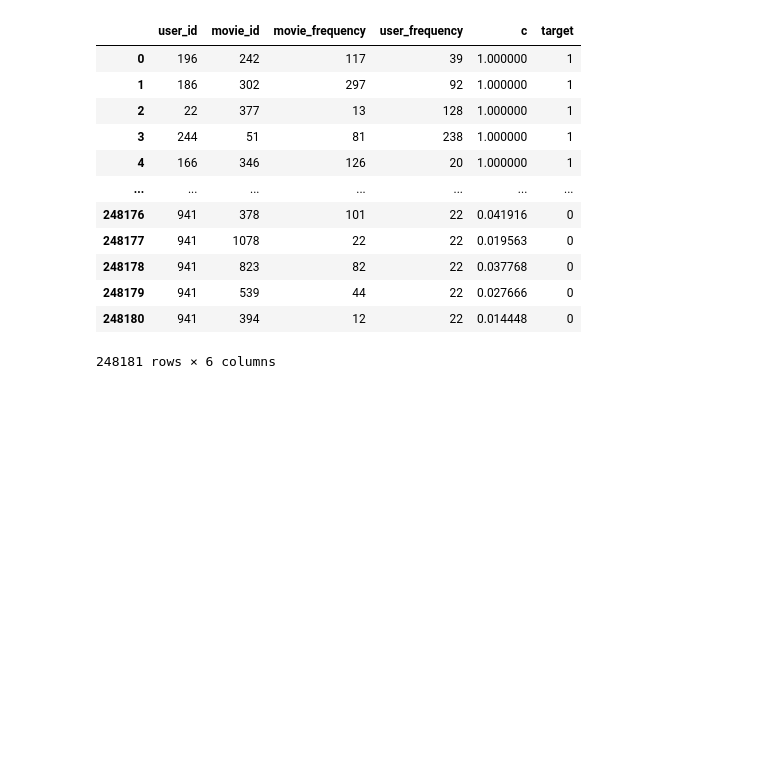
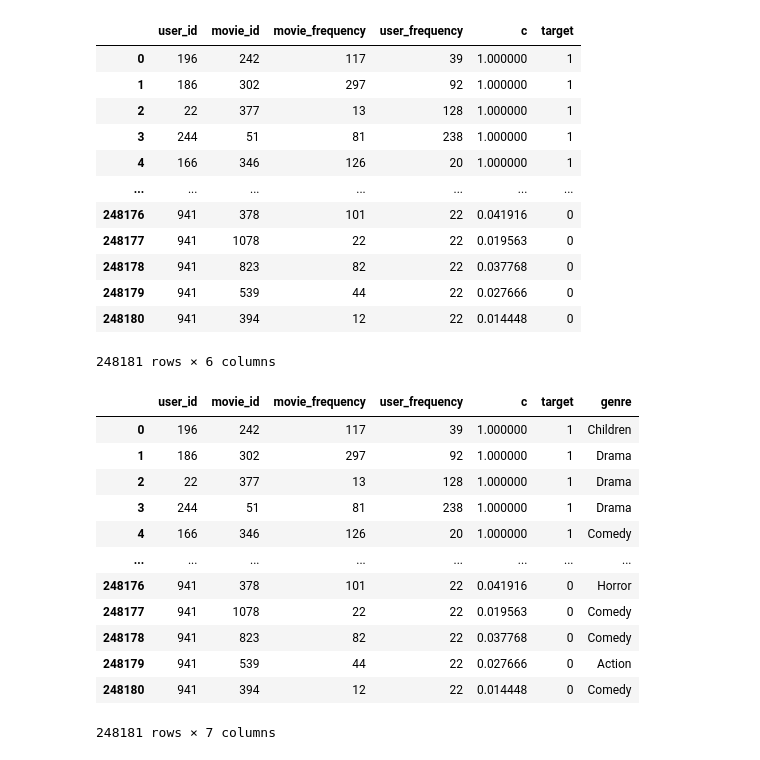
Before and after one commit to lookbackjh/NSFMR, a Jupyter notebook: datagenerator.ipynb, the cells around one changed output. Drawn from its saved outputs; the diff is of its cells as text; code cells hidden in the pictures; blank space fills up the shorter version.

```diff
--- a/datagenerator.ipynb
+++ b/datagenerator.ipynb
@@ -267,6 +267,22 @@ rating
 | 248179 | 941 | 539 | 44 | 22 | 0.027666 | 0 |
 | 248180 | 941 | 394 | 12 | 22 | 0.014448 | 0 |
 248181 rows × 6 columns
+# %%
+rating
+# %% [output]
+|  | user_id | movie_id | movie_frequency | user_frequency | c | target | genre |
+| 0 | 196 | 242 | 117 | 39 | 1.000000 | 1 | Children |
+| 1 | 186 | 302 | 297 | 92 | 1.000000 | 1 | Drama |
+| 2 | 22 | 377 | 13 | 128 | 1.000000 | 1 | Drama |
+| 3 | 244 | 51 | 81 | 238 | 1.000000 | 1 | Drama |
+| 4 | 166 | 346 | 126 | 20 | 1.000000 | 1 | Comedy |
+| ... | ... | ... | ... | ... | ... | ... | ... |
+| 248176 | 941 | 378 | 101 | 22 | 0.041916 | 0 | Horror |
+| 248177 | 941 | 1078 | 22 | 22 | 0.019563 | 0 | Comedy |
+| 248178 | 941 | 823 | 82 | 22 | 0.037768 | 0 | Comedy |
+| 248179 | 941 | 539 | 44 | 22 | 0.027666 | 0 | Action |
+| 248180 | 941 | 394 | 12 | 22 | 0.014448 | 0 | Comedy |
+248181 rows × 7 columns
 # %%
 movieinfoadded=pd.merge(rating,movieinfo,on='movie_id',how='left')
 # %%
```
Also changed, not shown: parts of 7 cells of this notebook, 1 other file.
